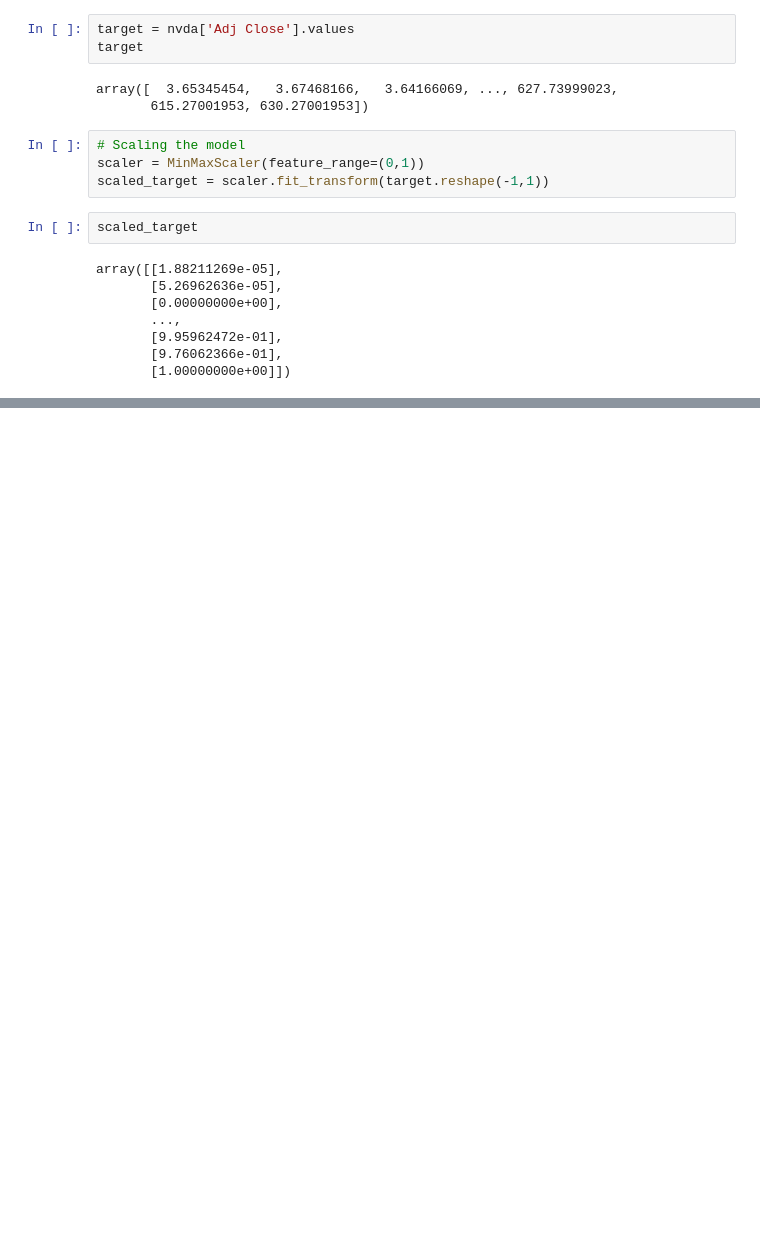
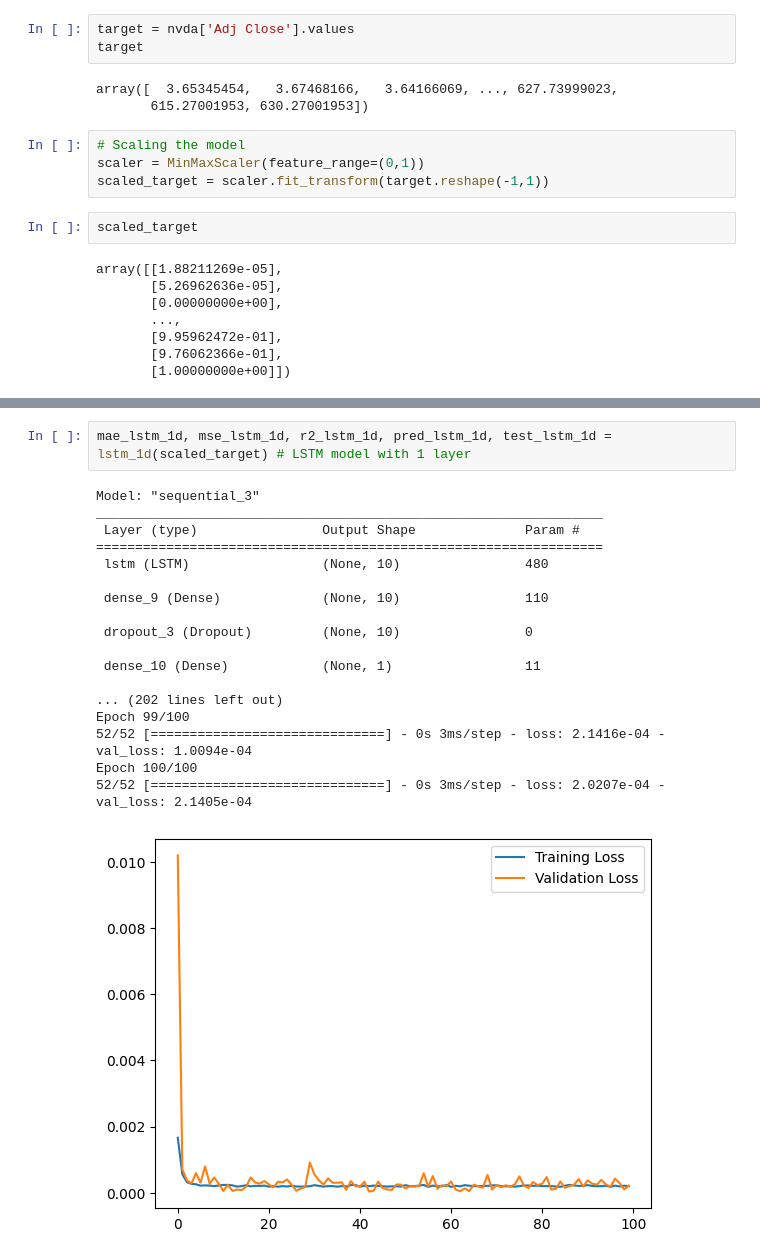
Before and after one commit to AvarusMaximus/Money-Bunny, a Jupyter notebook: non_bunny_models.ipynb, the cells around one changed output, grey strips where cells are left out. Cells and saved outputs as stored; diff of their text form; blank space fills up the shorter version.

```diff
--- a/non_bunny_models.ipynb
+++ b/non_bunny_models.ipynb
@@ -149,0 +318,21 @@ R2 Score: -1373.7713095629001
+# %%
+mae_lstm_1d, mse_lstm_1d, r2_lstm_1d, pred_lstm_1d, test_lstm_1d = lstm_1d(scaled_target) # LSTM model with 1 layer
+# %% [output]
+Model: "sequential_3"
+_________________________________________________________________
+ Layer (type)                Output Shape              Param #
+=================================================================
+ lstm (LSTM)                 (None, 10)                480
+
+ dense_9 (Dense)             (None, 10)                110
+
+ dropout_3 (Dropout)         (None, 10)                0
+
+ dense_10 (Dense)            (None, 1)                 11
+
+... (202 lines left out)
+Epoch 99/100
+52/52 [==============================] - 0s 3ms/step - loss: 2.1416e-04 - val_loss: 1.0094e-04
+Epoch 100/100
+52/52 [==============================] - 0s 3ms/step - loss: 2.0207e-04 - val_loss: 2.1405e-04
+[figure, added]
```
Also changed, not shown: parts of 16 cells of this notebook.
